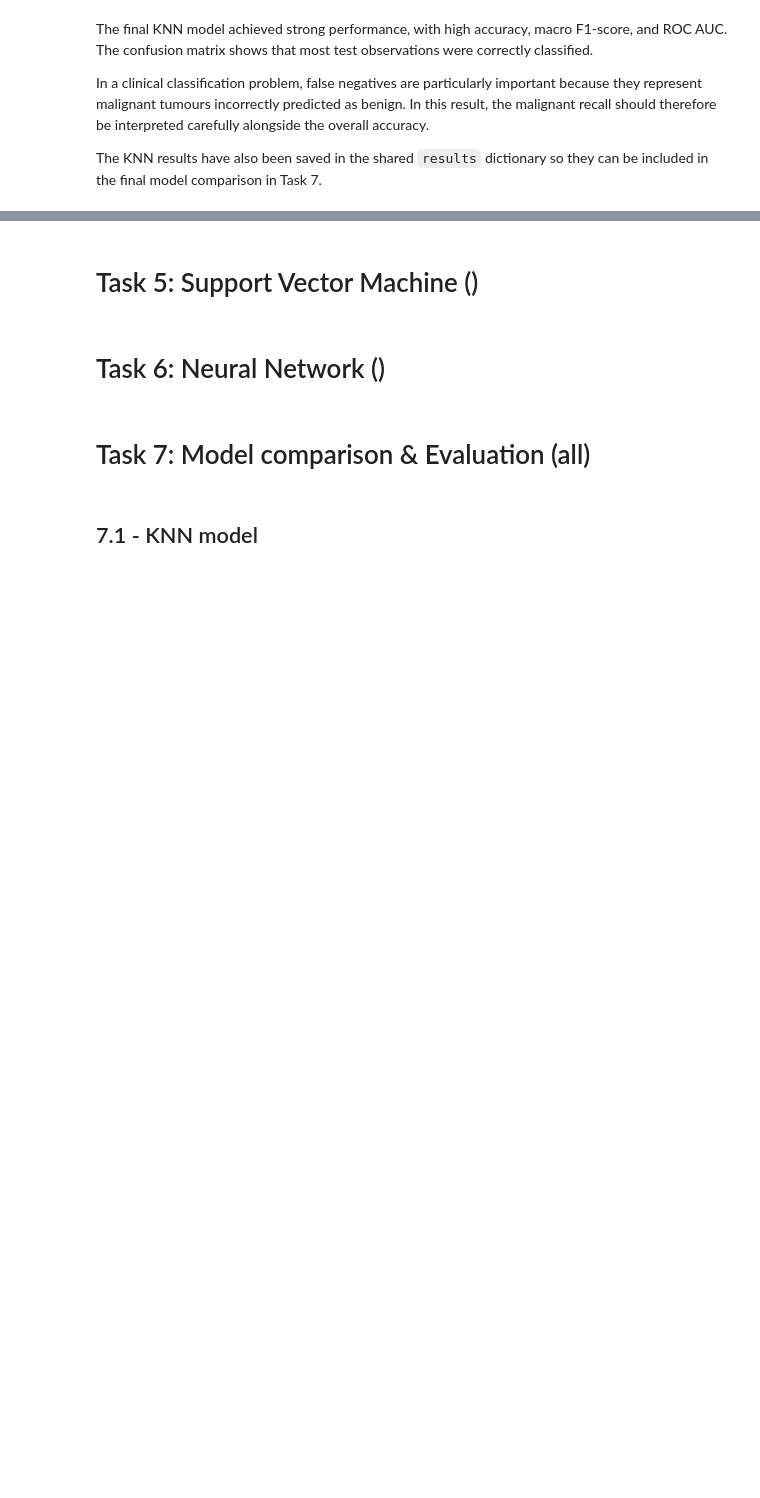
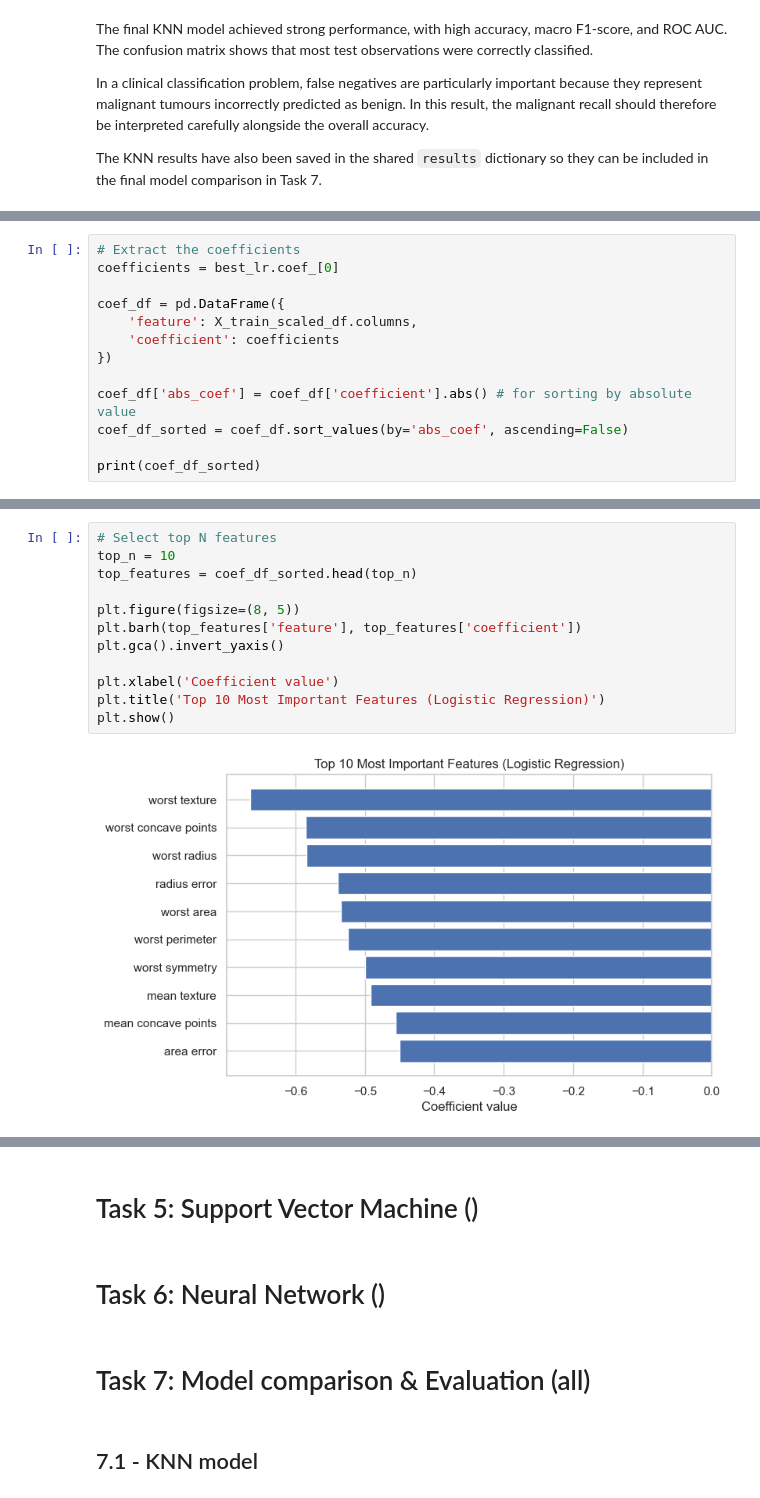
Before and after one commit to harasarahh/machine-learning-projects, a Jupyter notebook: SupervisedLearning/ML_assignment2.ipynb, the cells around one changed output, grey strips where cells are left out. Saved outputs shown, nothing was run; the diff lists cells and outputs as text; blank space fills up the shorter version.

```diff
--- a/SupervisedLearning/ML_assignment2.ipynb
+++ b/SupervisedLearning/ML_assignment2.ipynb
@@ -482,0 +665,13 @@ The KNN results have also been saved in the shared `results` dictionary so they
+# %%
+# Extract the coefficients
+coefficients = best_lr.coef_[0]
+
+coef_df = pd.DataFrame({
+    'feature': X_train_scaled_df.columns,
+    'coefficient': coefficients
+})
+
+coef_df['abs_coef'] = coef_df['coefficient'].abs() # for sorting by absolute value
+coef_df_sorted = coef_df.sort_values(by='abs_coef', ascending=False)
+
+print(coef_df_sorted)
@@ -482,0 +696,14 @@ The KNN results have also been saved in the shared `results` dictionary so they
+# %%
+# Select top N features
+top_n = 10
+top_features = coef_df_sorted.head(top_n)
+
+plt.figure(figsize=(8, 5))
+plt.barh(top_features['feature'], top_features['coefficient'])
+plt.gca().invert_yaxis()
+
+plt.xlabel('Coefficient value')
+plt.title('Top 10 Most Important Features (Logistic Regression)')
+plt.show()
+# %% [output]
+[figure, added]
```
Also changed, not shown: parts of 18 cells of this notebook.
